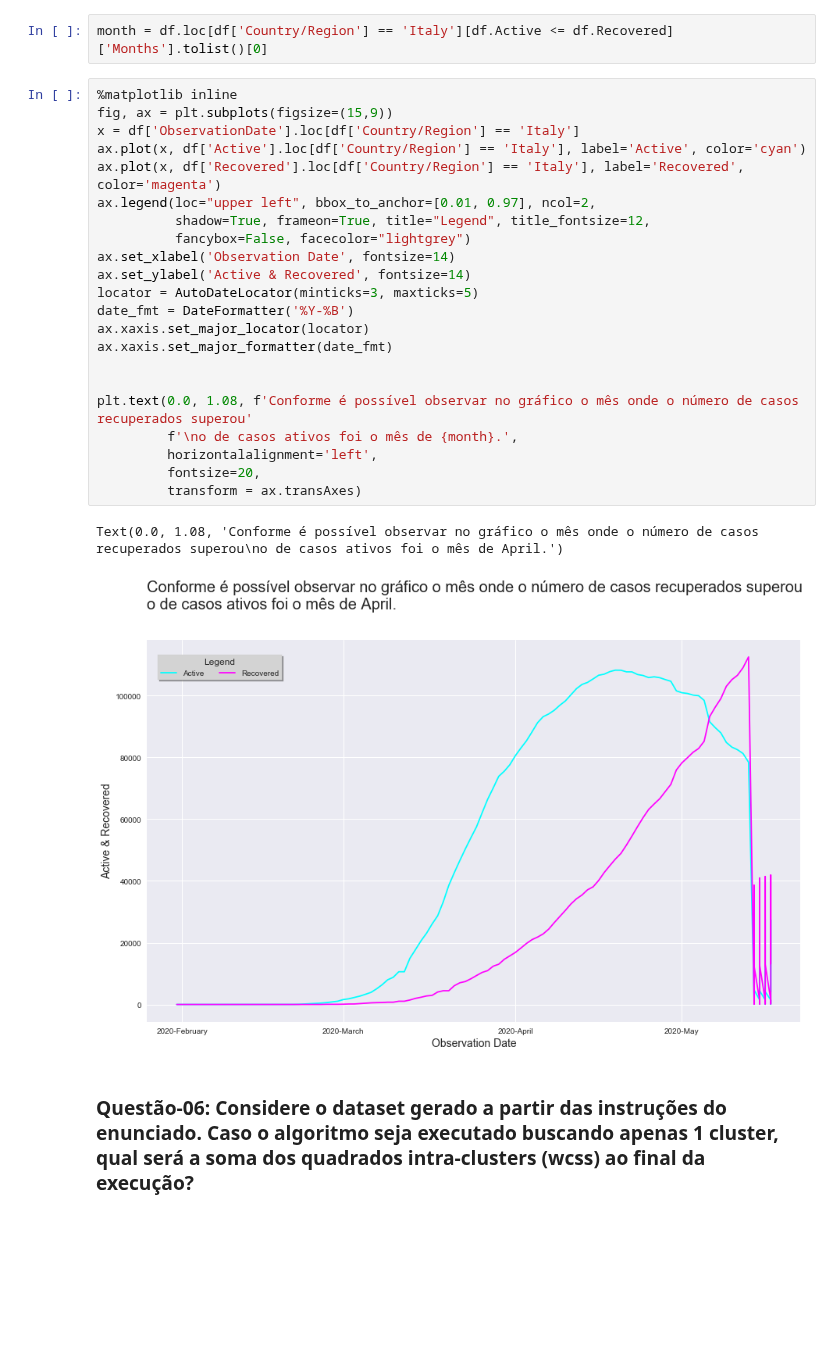
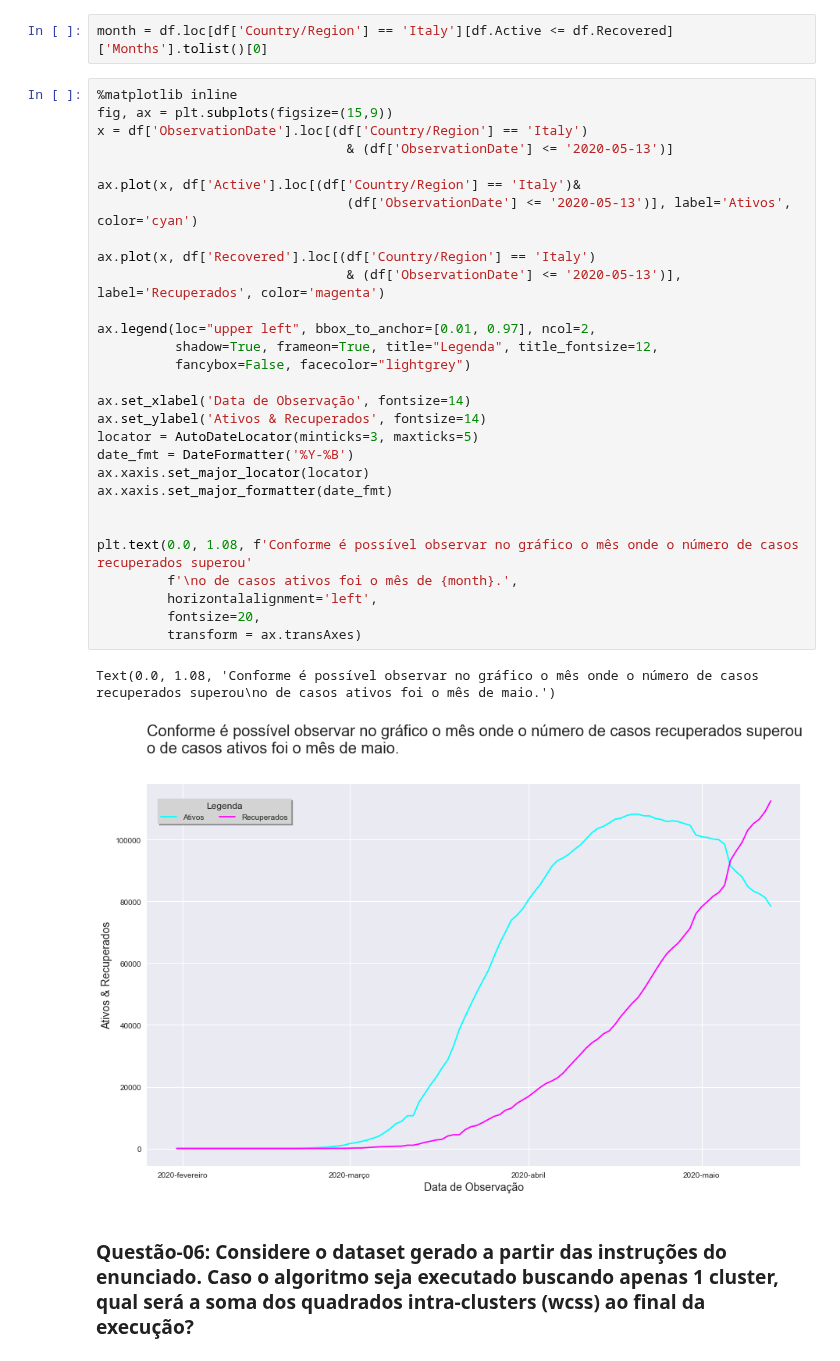
Before and after one commit to Collumbus/Bootcamp-Analista-de-Dados-IGTI, a Jupyter notebook: Modulo-01/Trabalho-01/trabalho-01.ipynb, the cells around one changed output. Saved outputs shown, nothing was run; the diff lists cells and outputs as text; blank space fills up the shorter version.

```diff
--- a/Modulo-01/Trabalho-01/trabalho-01.ipynb
+++ b/Modulo-01/Trabalho-01/trabalho-01.ipynb
@@ -135,28 +148,35 @@ month = df.loc[df['Country/Region'] == 'Italy'][df.Active <= df.Recovered]['Mont
 # %%
 %matplotlib inline
 fig, ax = plt.subplots(figsize=(15,9))
-x = df['ObservationDate'].loc[df['Country/Region'] == 'Italy']
-ax.plot(x, df['Active'].loc[df['Country/Region'] == 'Italy'], label='Active', color='cyan')
-ax.plot(x, df['Recovered'].loc[df['Country/Region'] == 'Italy'], label='Recovered', color='magenta')
+x = df['ObservationDate'].loc[(df['Country/Region'] == 'Italy')
+                                & (df['ObservationDate'] <= '2020-05-13')]
+
+ax.plot(x, df['Active'].loc[(df['Country/Region'] == 'Italy')&
+                                (df['ObservationDate'] <= '2020-05-13')], label='Ativos', color='cyan')
+
+ax.plot(x, df['Recovered'].loc[(df['Country/Region'] == 'Italy')
+                                & (df['ObservationDate'] <= '2020-05-13')], label='Recuperados', color='magenta')
+
 ax.legend(loc="upper left", bbox_to_anchor=[0.01, 0.97], ncol=2,
-          shadow=True, frameon=True, title="Legend", title_fontsize=12,
+          shadow=True, frameon=True, title="Legenda", title_fontsize=12,
           fancybox=False, facecolor="lightgrey")
-ax.set_xlabel('Observation Date', fontsize=14)
-ax.set_ylabel('Active & Recovered', fontsize=14)
+
+ax.set_xlabel('Data de Observação', fontsize=14)
+ax.set_ylabel('Ativos & Recuperados', fontsize=14)
 locator = AutoDateLocator(minticks=3, maxticks=5)
 date_fmt = DateFormatter('%Y-%B')
 ax.xaxis.set_major_locator(locator)
 ax.xaxis.set_major_formatter(date_fmt)
 
 
 plt.text(0.0, 1.08, f'Conforme é possível observar no gráfico o mês onde o número de casos recuperados superou'
          f'\no de casos ativos foi o mês de {month}.',
          horizontalalignment='left',
          fontsize=20,
          transform = ax.transAxes)
 # %% [output]
-Text(0.0, 1.08, 'Conforme é possível observar no gráfico o mês onde o número de casos recuperados superou\no de casos ativos foi o mês de April.')
+Text(0.0, 1.08, 'Conforme é possível observar no gráfico o mês onde o número de casos recuperados superou\no de casos ativos foi o mês de maio.')
-[figure, old version]
+[figure, new version]
 # %% [markdown]
 ### Questão-06: Considere o dataset gerado a partir das instruções do enunciado. Caso o algoritmo seja executado buscando apenas 1 cluster, qual será a soma dos quadrados intra-clusters (wcss) ao final da execução?
 # %%
```
Also changed, not shown: parts of 8 cells of this notebook.
